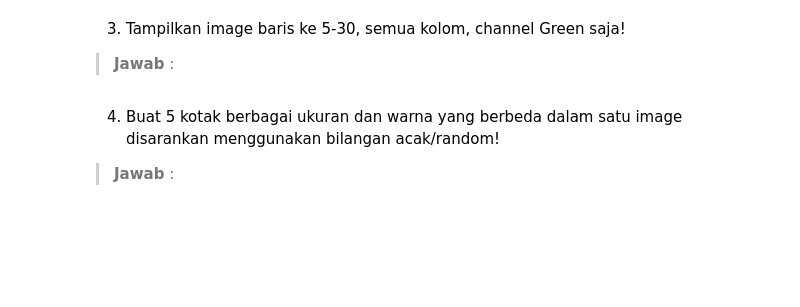
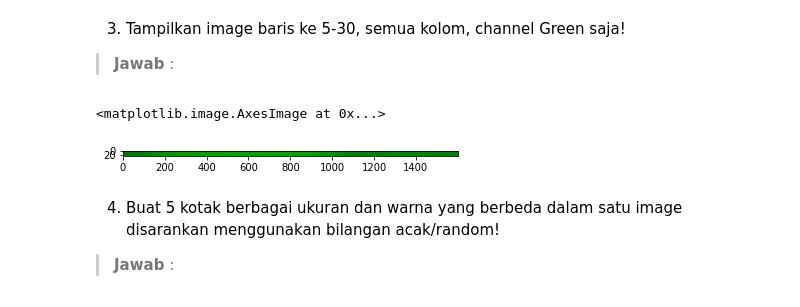
Before and after one commit to minggarputra24/PCVK_Genap_2021, a Jupyter notebook: Week2.ipynb, the cells around one changed output. Drawn from its saved outputs; the diff is of its cells as text; code cells hidden in the pictures; blank space fills up the shorter version.

```diff
--- a/Week2.ipynb
+++ b/Week2.ipynb
@@ -194,6 +217,11 @@ Berdasarkan praktikum bagian 1 dan 2 kerjakan beberapa tugas berikut :
 
 
 > **Jawab** :
+# %%
+plt.imshow(img5[5:30])
+# %% [output]
+<matplotlib.image.AxesImage at 0x...>
+[figure, added]
 # %% [markdown]
 
 4.   Buat 5 kotak berbagai ukuran dan warna yang berbeda dalam satu image disarankan menggunakan bilangan acak/random!
```
Also changed, not shown: parts of 9 cells of this notebook.
